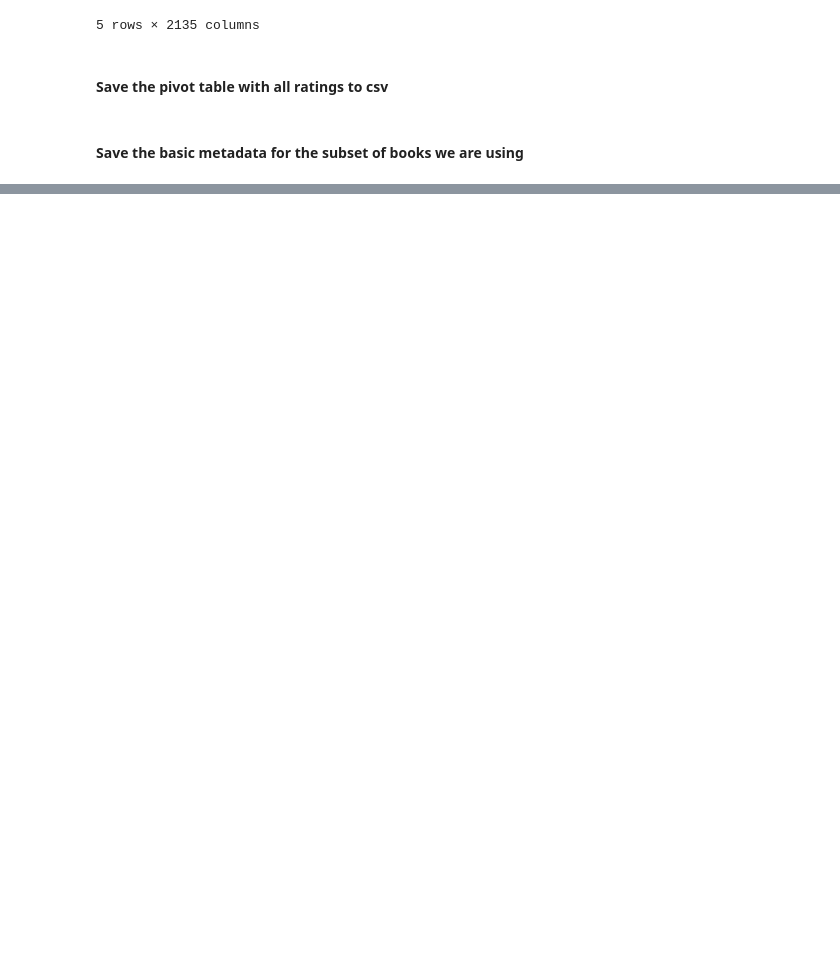
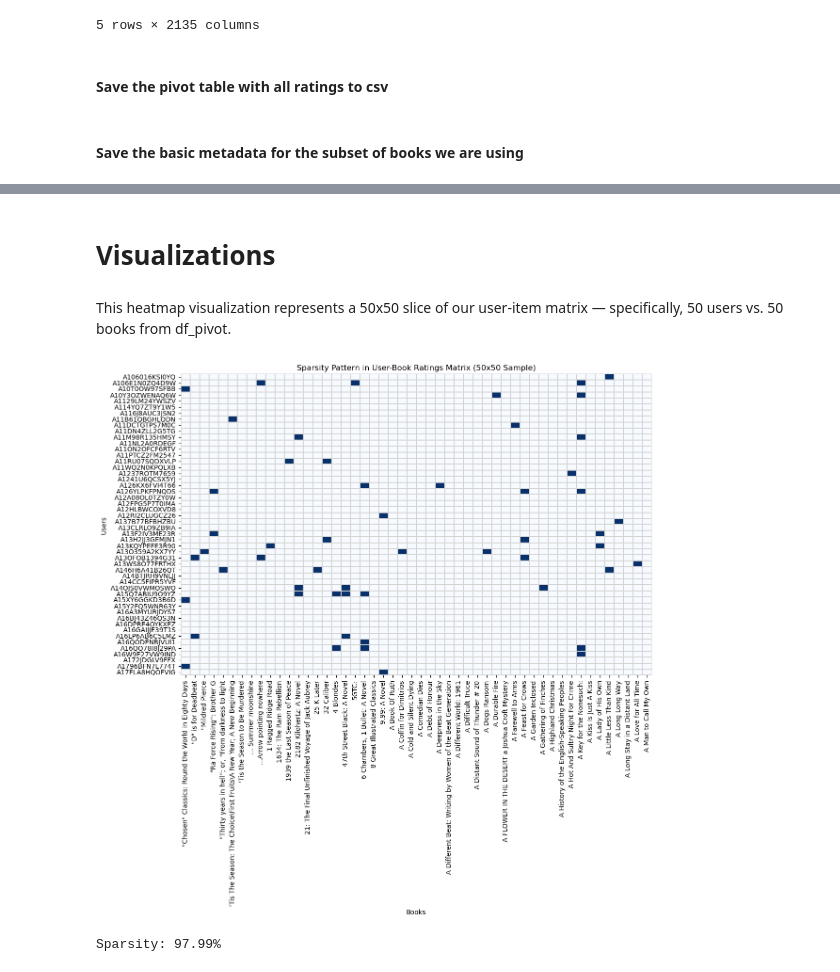
Before and after one commit to lukedrichard/BHTRecommenderProject, a Jupyter notebook: Preprocessing.ipynb, the cells around one changed output, grey strips where cells are left out. Saved outputs shown, nothing was run; the diff lists cells and outputs as text; code cells hidden in the pictures; blank space fills up the shorter version.

```diff
--- a/Preprocessing.ipynb
+++ b/Preprocessing.ipynb
@@ -183,0 +226,32 @@ filtered_df.to_csv('/home/ldrich/Summer2025BHT/DS_Workflow_Applications/recommen
+# %% [markdown]
+# Visualizations
+# %% [markdown]
+This heatmap visualization represents a 50x50 slice of our user-item matrix — specifically, 50 users vs. 50 books from df_pivot.
+# %%
+import seaborn as sns
+import matplotlib.pyplot as plt
+# Show a smaller sample for visualization (e.g., first 50 users and 50 books)
+sample = df_pivot.iloc[:50, :50]
+
+# Plot the heatmap showing where data is present (non-NaN)
+plt.figure(figsize=(12, 12))
+sns.heatmap(sample.notna(),
+            cbar=False,
+            cmap='Blues',
+            linewidths=0.1,
+            linecolor='lightgrey')
+
+plt.title('Sparsity Pattern in User-Book Ratings Matrix (50x50 Sample)')
+plt.xlabel('Books')
+plt.ylabel('Users')
+plt.xticks(rotation=90)
+plt.yticks(rotation=0)
+plt.tight_layout()
+plt.show()
+# %% [output]
+[figure, added]
+# %%
+sparsity = 1.0 - (df_pivot.count().sum() / (df_pivot.shape[0] * df_pivot.shape[1]))
+print(f"Sparsity: {sparsity:.2%}")
+# %% [output]
+Sparsity: 97.99%
```
Also changed, not shown: parts of 21 cells of this notebook.
